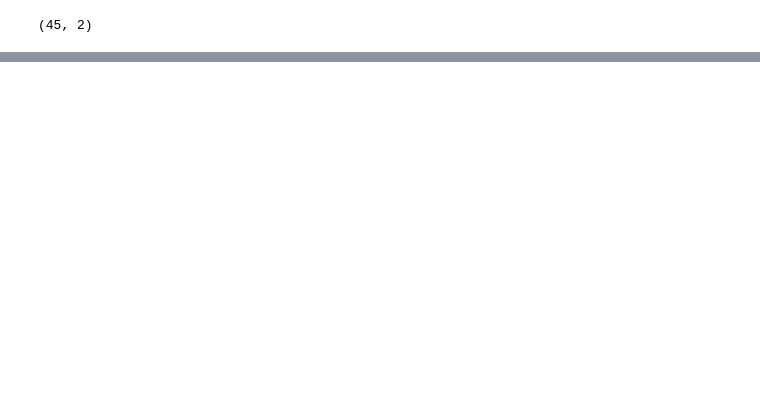
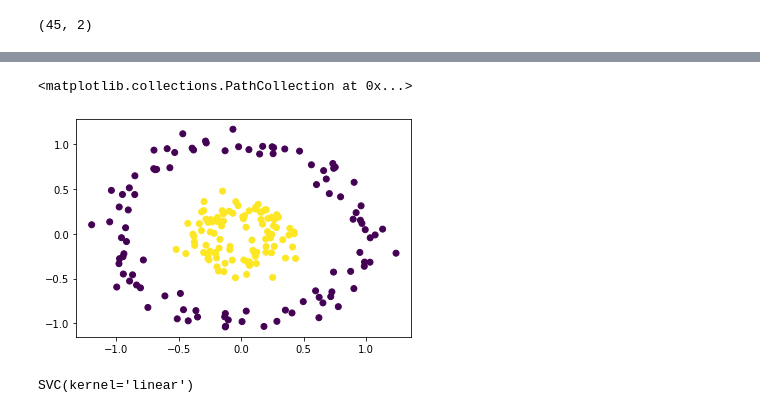
Before and after one commit to Diwakar-Gupta/LrcDataScience, a Jupyter notebook: 22-01-19-SVM/ClassWork.ipynb, the cells around one changed output, grey strips where cells are left out. Cells and saved outputs as stored; diff of their text form; code cells hidden in the pictures; blank space fills up the shorter version.

```diff
--- a/22-01-19-SVM/ClassWork.ipynb
+++ b/22-01-19-SVM/ClassWork.ipynb
@@ -58,0 +63,13 @@ plot_svc_decision_function(svc)
+# %%
+plt.scatter(X[:, 0], X[:, 1], c = y)
+# %% [output]
+<matplotlib.collections.PathCollection at 0x...>
+[figure, added]
+# %%
+from sklearn.svm import SVC
+
+svc = SVC(kernel = 'linear')
+
+svc.fit(X, y)
+# %% [output]
+SVC(kernel='linear')
```
Also changed, not shown: parts of 9 cells of this notebook.
